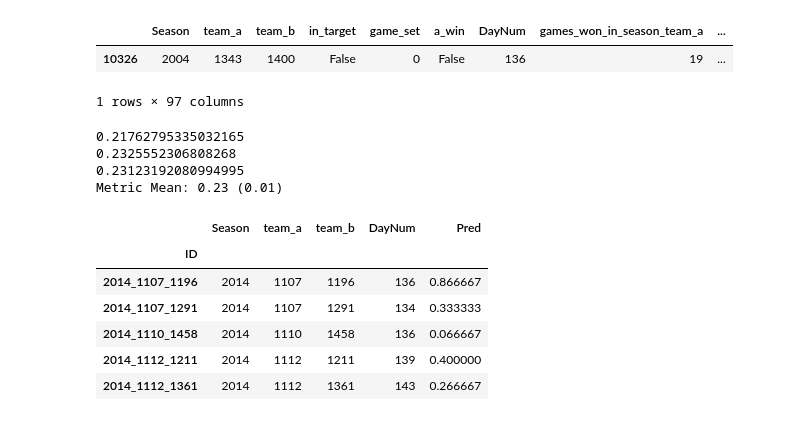
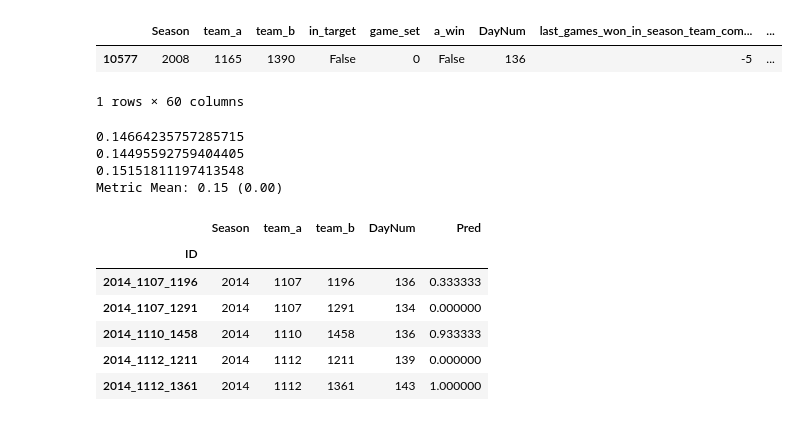
Before and after one commit to TheMoods/MarchMadness, a Jupyter notebook: 5_Jonas_KNN_Mode_Out.ipynb, the cells around one changed output. Drawn from its saved outputs; the diff is of its cells as text; code cells hidden in the pictures.

```diff
--- a/5_Jonas_KNN_Mode_Out.ipynb
+++ b/5_Jonas_KNN_Mode_Out.ipynb
@@ -16,17 +23,19 @@ data.sample()
 # %%
-game_feat = GameFeatures(default_lags=1)
-data = game_feat.per_team_wrapper(data, game_feat.games_won_in_season, fillna=0)
-data = game_feat.per_team_wrapper(data, game_feat.games_won_in_tourney, fillna=0)
-data = game_feat.per_team_wrapper(data, game_feat.games_won_in_season_against_opponent, fillna=0, per_game=True)
-data = game_feat.per_team_wrapper(data, game_feat.games_won_in_tourney_against_opponent, fillna=0, per_game=True)
+game_feat = GameFeatures(default_lags=3)
+data = game_feat.per_team_wrapper(data, game_feat.last_games_won_in_season, fillna=0, combine='subtract')
+data = game_feat.per_team_wrapper(data, game_feat.last_games_won_in_tourney, fillna=0, combine='subtract')
+data = game_feat.per_team_wrapper(data, game_feat.last_games_won_against_opponent, fillna=0, per_game=True, combine='subtract')
+data = game_feat.per_team_wrapper(data, game_feat.games_won_in_tourney_against_opponent, fillna=0, per_game=True, combine='subtract')
 game_detail_feat = GameDetailedFeatures(default_lags=3)
-data = game_detail_feat.per_team_wrapper(data, game_detail_feat.detail_features_by_game, per_day=True)
+data = game_detail_feat.per_team_wrapper(data, game_detail_feat.detail_features_by_game, per_day=True, combine='subtract')
+seed_feat = SeedFeatures(default_lags=0)
+data = seed_feat.per_team_wrapper(data, seed_feat.team_seeds, combine='subtract')
 data.dropna(inplace=True)
 data.sample()
 # %% [output]
-|  | Season | team_a | team_b | in_target | game_set | a_win | DayNum | games_won_in_season_team_a | ... |
-| 10326 | 2004 | 1343 | 1400 | False | 0 | False | 136 | 19 | ... |
+|  | Season | team_a | team_b | in_target | game_set | a_win | DayNum | last_games_won_in_season_team_com... | ... |
+| 10577 | 2008 | 1165 | 1390 | False | 0 | False | 136 | -5 | ... |
-1 rows × 97 columns
+1 rows × 60 columns
 # %%
 from sklearn.neighbors import KNeighborsClassifier
 from sklearn.model_selection import KFold
@@ -59,16 +68,16 @@ model_out['ID'] = model_out['Season'].map(str) + '_' + model_out['team_a'].map(s
 model_out.set_index('ID', inplace=True)
 model_out.head()
 # %% [output]
-0.21762795335032165
-0.2325552306808268
-0.23123192080994995
-Metric Mean: 0.23 (0.01)
+0.14664235757285715
+0.14495592759404405
+0.15151811197413548
+Metric Mean: 0.15 (0.00)
 |  | Season | team_a | team_b | DayNum | Pred |
 | ID |  |  |  |  |  |
-| 2014_1107_1196 | 2014 | 1107 | 1196 | 136 | 0.866667 |
-| 2014_1107_1291 | 2014 | 1107 | 1291 | 134 | 0.333333 |
-| 2014_1110_1458 | 2014 | 1110 | 1458 | 136 | 0.066667 |
-| 2014_1112_1211 | 2014 | 1112 | 1211 | 139 | 0.400000 |
-| 2014_1112_1361 | 2014 | 1112 | 1361 | 143 | 0.266667 |
+| 2014_1107_1196 | 2014 | 1107 | 1196 | 136 | 0.333333 |
+| 2014_1107_1291 | 2014 | 1107 | 1291 | 134 | 0.000000 |
+| 2014_1110_1458 | 2014 | 1110 | 1458 | 136 | 0.933333 |
+| 2014_1112_1211 | 2014 | 1112 | 1211 | 139 | 0.000000 |
+| 2014_1112_1361 | 2014 | 1112 | 1361 | 143 | 1.000000 |
 # %%
 model_out.to_csv('data/knn_model_out.csv')
```
Also changed, not shown: parts of 3 cells of this notebook, 6 other files.
